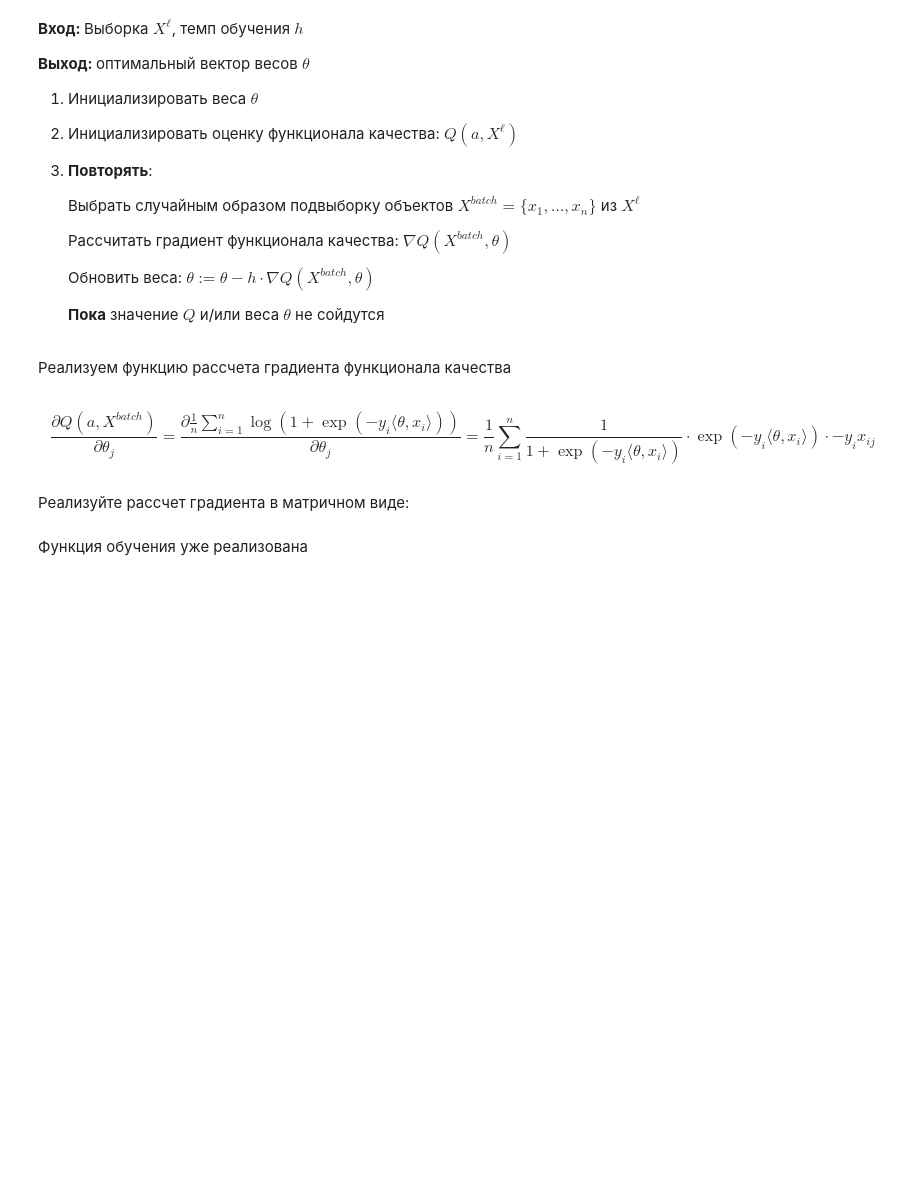
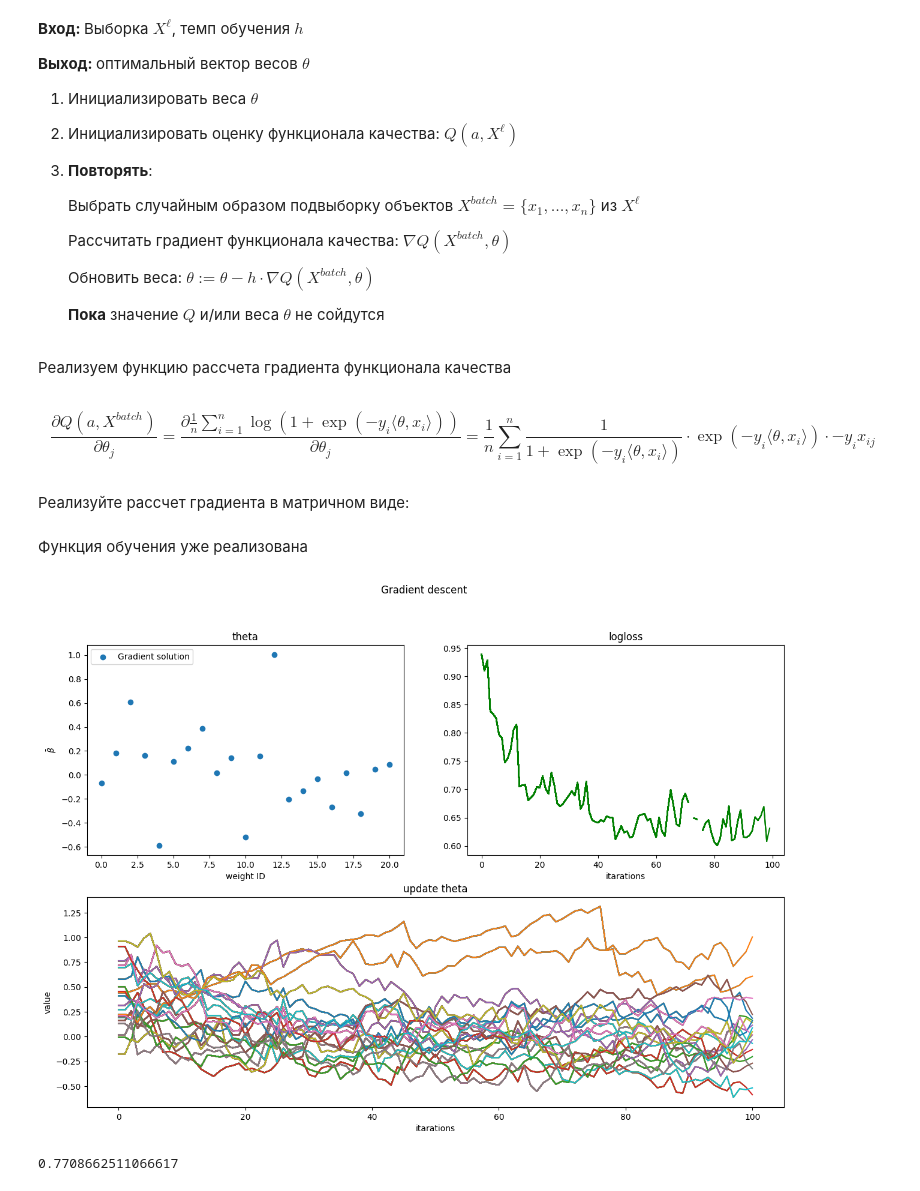
Before and after one commit to ladudin/HW-ClassicML, a Jupyter notebook: lecture03/Homework/DZ2_DONE.ipynb, the cells around one changed output. Saved outputs shown, nothing was run; the diff lists cells and outputs as text; code cells hidden in the pictures; blank space fills up the shorter version.

```diff
--- a/lecture03/Homework/DZ2_DONE.ipynb
+++ b/lecture03/Homework/DZ2_DONE.ipynb
@@ -429,7 +440,7 @@ assert gradient(theta, X, y).shape == theta.shape, 'Неверный разме
 # %% [markdown]
 Функция обучения уже реализована
 # %%
-def fit(X, y, batch_size=10, h=0.05,  iters=100, plot=True):
+def get_theta(X, y, batch_size=10, h=0.05,  iters=100, plot=True):
 
     # получаем размерности матрицы
     size, dim = X.shape
@@ -457,6 +468,7 @@ def fit(X, y, batch_size=10, h=0.05,  iters=100, plot=True):
         batch = np.random.choice(size, batch_size, replace=False)
         X_batch = X[batch]
         y_batch = y[batch]
+
 
         # считаем производные
         grad = gradient(theta, X_batch, y_batch)
@@ -497,5 +509,3 @@ def fit(X, y, batch_size=10, h=0.05,  iters=100, plot=True):
             fig.canvas.draw()
 
     return theta
-# %%
-X, y = make_classification(n_samples=2000)
@@ -505,0 +512,22 @@ y_pred = binary_class_prediction(optimal_theta, X)
+# %%
+class MyLogReg():
+    def fit(self, X, y):
+        self.theta = get_theta(X, y)
+    def predict(self, X):
+        return binary_class_prediction(self.theta, X)
+# %%
+mylogreg_model = make_pipeline(
+    WOEEncoder(),
+    StandardScaler(),
+    MyLogReg()
+)
+# %%
+mylogreg_model.fit(X_train, y_train)
+y_pred = mylogreg_model.predict(X_test)
+y_train_pred = mylogreg_model.predict(X_train)
+# %% [output]
+[figure, added]
+# %%
+roc_auc_score(y_test, y_pred)
+# %% [output]
+0.7708662511066617
```
Also changed, not shown: parts of 71 cells of this notebook, 4 other files.
